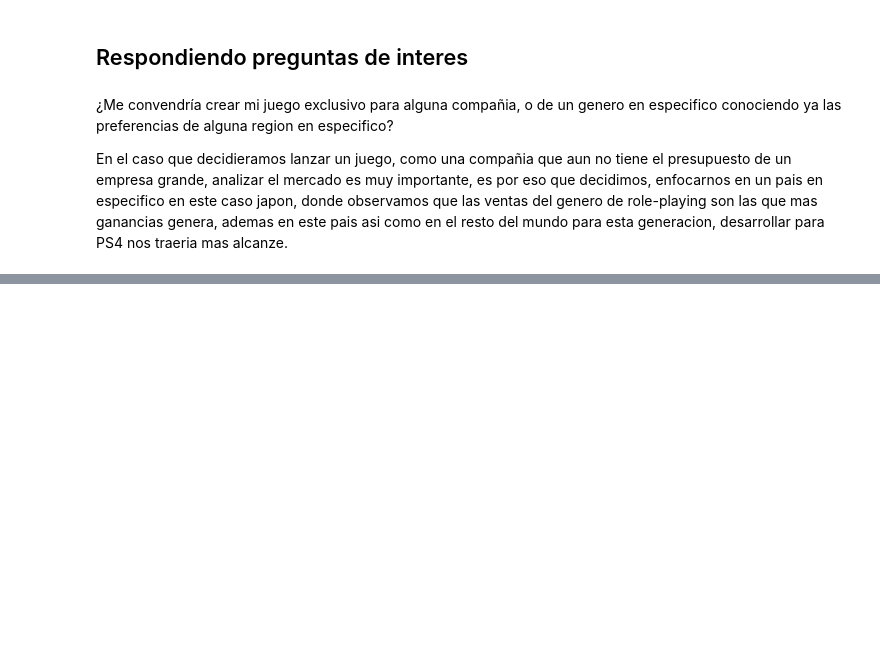
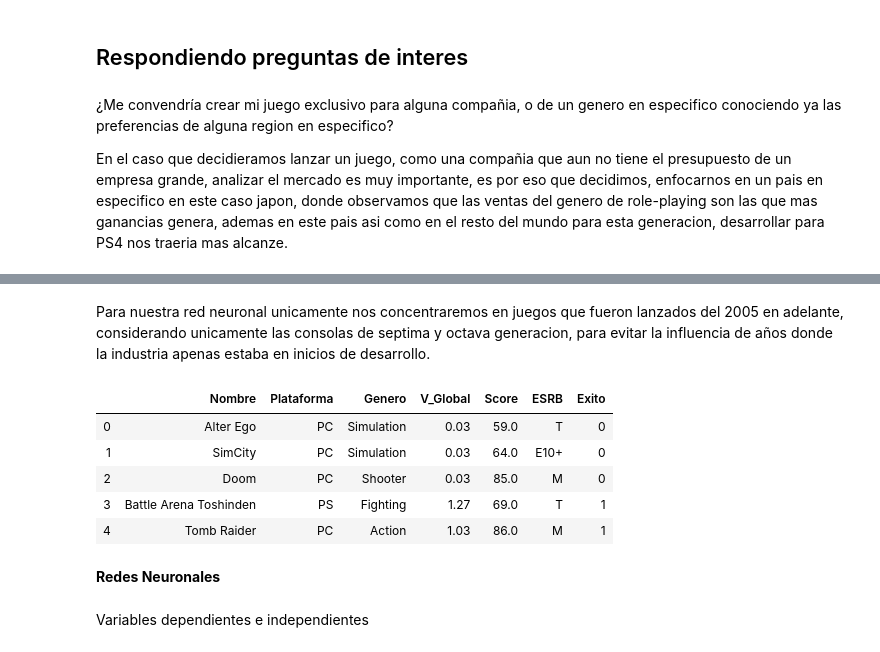
Before and after one commit to JosueStudent/Mineria_de_Datos, a Jupyter notebook: Avance PIA/PIA V2.ipynb, the cells around one changed output, grey strips where cells are left out. Cells and saved outputs as stored; diff of their text form; code cells hidden in the pictures; blank space fills up the shorter version.

```diff
--- a/Avance PIA/PIA V2.ipynb
+++ b/Avance PIA/PIA V2.ipynb
@@ -436,0 +485,17 @@ En el caso que decidieramos lanzar un juego, como una compañia que aun no tiene
+# %% [markdown]
+Para nuestra red neuronal unicamente nos concentraremos en juegos que fueron lanzados del 2005 en adelante, considerando unicamente las consolas de septima y octava generacion, para evitar la influencia de años donde la industria apenas estaba en inicios de desarrollo.
+# %%
+Data7=Data6[Data6['Lanzamiento']>=2005]
+Data7=Data6.drop(['V_NA','V_EU', 'V_JP', 'V_Otros','Lanzamiento'],axis=1)
+Data7.head()
+# %% [output]
+|  | Nombre | Plataforma | Genero | V_Global | Score | ESRB | Exito |
+| 0 | Alter Ego | PC | Simulation | 0.03 | 59.0 | T | 0 |
+| 1 | SimCity | PC | Simulation | 0.03 | 64.0 | E10+ | 0 |
+| 2 | Doom | PC | Shooter | 0.03 | 85.0 | M | 0 |
+| 3 | Battle Arena Toshinden | PS | Fighting | 1.27 | 69.0 | T | 1 |
+| 4 | Tomb Raider | PC | Action | 1.03 | 86.0 | M | 1 |
+# %% [markdown]
+**Redes Neuronales**
+# %% [markdown]
+Variables dependientes e independientes
```
Also changed, not shown: parts of 36 cells of this notebook.
